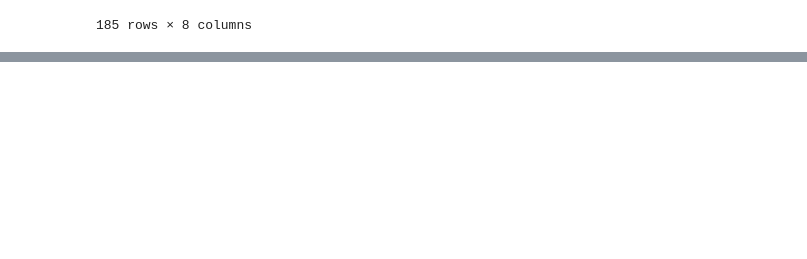
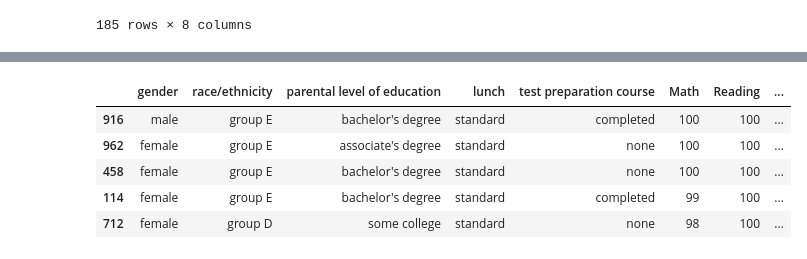
Before and after one commit to Jaydale3221/Practice, a Jupyter notebook: Numpy_Pandas_Project.ipynb, the cells around one changed output, grey strips where cells are left out. Cells and saved outputs as stored; diff of their text form; code cells hidden in the pictures; blank space fills up the shorter version.

```diff
--- a/Numpy_Pandas_Project.ipynb
+++ b/Numpy_Pandas_Project.ipynb
@@ -183,0 +205,4 @@ df[(df["Reading"] > 80) & (df["Writing"] >80)]
+# %%
+# Add Total and Average score columns
+df["Total"] = df["Math"] + df["Reading"] + df["Writing"]
+df["Average"] = df["Total"] / 3
@@ -183,0 +226,5 @@ df[(df["Reading"] > 80) & (df["Writing"] >80)]
+# %%
+# Categorize Performance
+df["Performance"] = pd.cut(df["Average"],
+                           bins=[0, 60, 80, 100],
+                           labels=["Low", "Medium", "High"])
@@ -183,0 +267,11 @@ df[(df["Reading"] > 80) & (df["Writing"] >80)]
+# %%
+# df.sort_values(by="Total", ascending=False).head()
+# Top 5 students by Total score
+df.sort_values(by="Total",ascending = False).head()
+# %% [output]
+|  | gender | race/ethnicity | parental level of education | lunch | test preparation course | Math | Reading | ... |
+| 916 | male | group E | bachelor's degree | standard | completed | 100 | 100 | ... |
+| 962 | female | group E | associate's degree | standard | none | 100 | 100 | ... |
+| 458 | female | group E | bachelor's degree | standard | none | 100 | 100 | ... |
+| 114 | female | group E | bachelor's degree | standard | completed | 99 | 100 | ... |
+| 712 | female | group D | some college | standard | none | 98 | 100 | ... |
```
Also changed, not shown: parts of 6 cells of this notebook.
